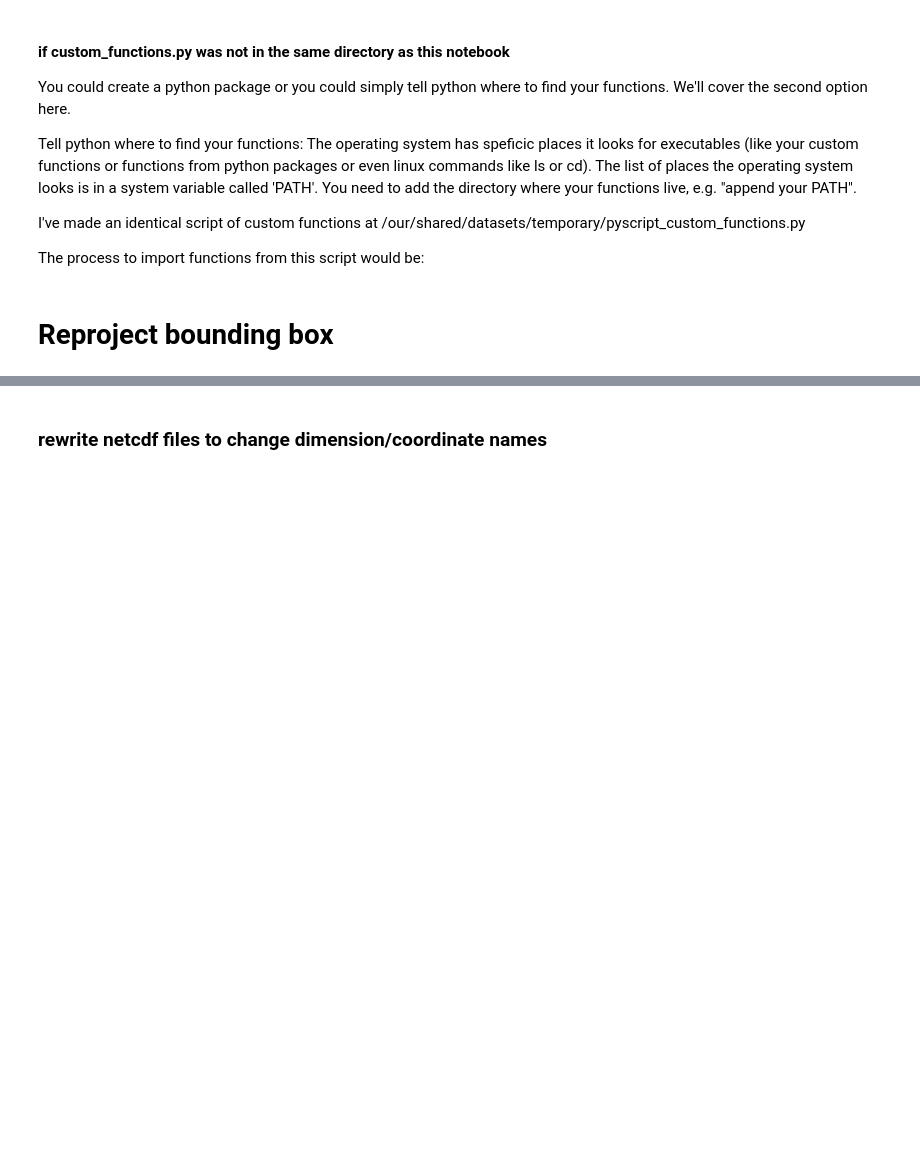
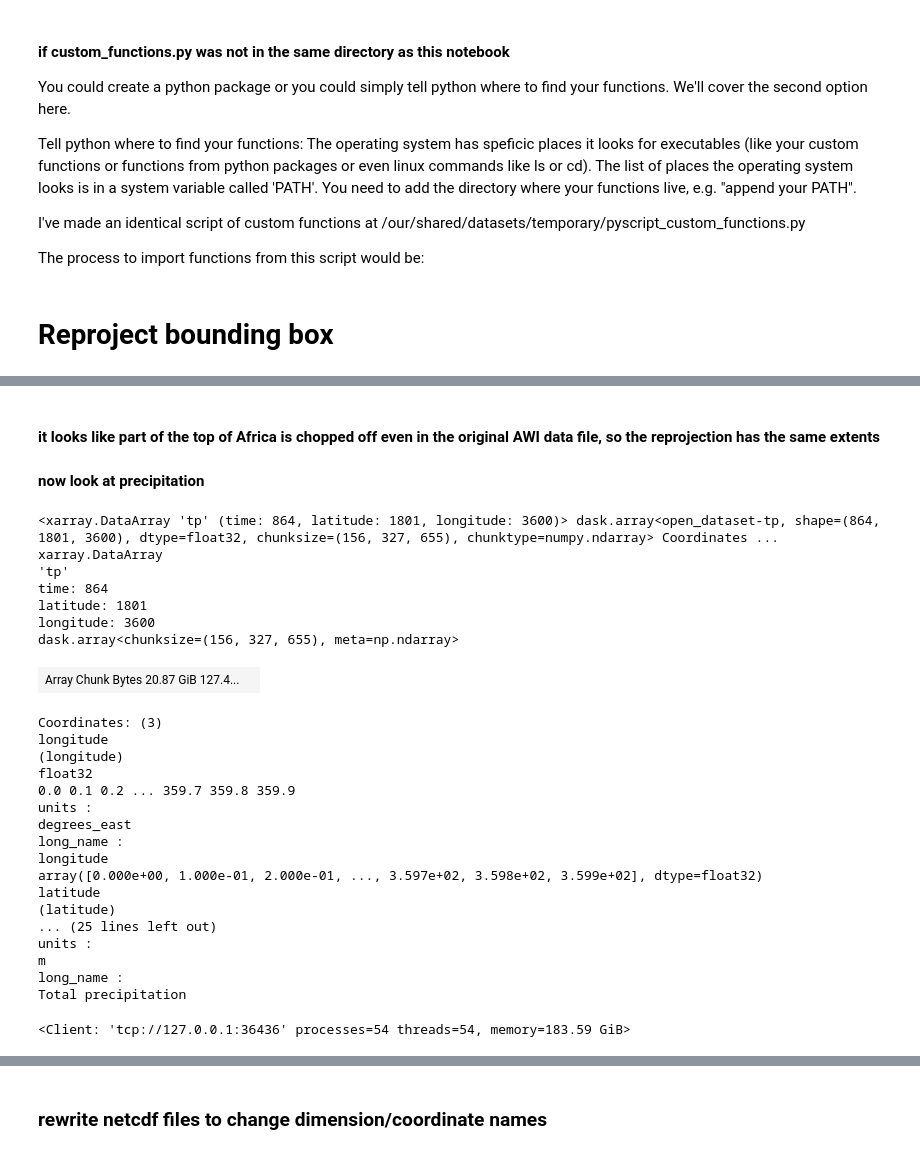
Before and after one commit to kerriegeil/MSU_example_compute, a Jupyter notebook: HPC_Orion/python/notebooks/other_things.ipynb, the cells around one changed output, grey strips where cells are left out. Drawn from its saved outputs; the diff is of its cells as text; code cells hidden in the pictures; blank space fills up the shorter version.

```diff
--- a/HPC_Orion/python/notebooks/other_things.ipynb
+++ b/HPC_Orion/python/notebooks/other_things.ipynb
@@ -158,0 +143,45 @@ Below is how you could accomplish using climate-indices tools from python with s
+# %% [markdown]
+#### it looks like part of the top of Africa is chopped off even in the original AWI data file, so the reprojection has the same extents
+
+#### now look at precipitation
+# %%
+# let it auto chunk
+pre_world = xr.open_dataarray(path_to_pre, decode_coords = "all", chunks='auto')#{'time':-1,'latitude':-1,'longitude':60})
+pre_world
+# %% [output]
+<xarray.DataArray 'tp' (time: 864, latitude: 1801, longitude: 3600)> dask.array<open_dataset-tp, shape=(864, 1801, 3600), dtype=float32, chunksize=(156, 327, 655), chunktype=numpy.ndarray> Coordinates ...
+xarray.DataArray
+'tp'
+time: 864
+latitude: 1801
+longitude: 3600
+dask.array<chunksize=(156, 327, 655), meta=np.ndarray>
+| Array Chunk Bytes 20.87 GiB 127.4... |  |
+Coordinates: (3)
+longitude
+(longitude)
+float32
+0.0 0.1 0.2 ... 359.7 359.8 359.9
+units :
+degrees_east
+long_name :
+longitude
+array([0.000e+00, 1.000e-01, 2.000e-01, ..., 3.597e+02, 3.598e+02, 3.599e+02], dtype=float32)
+latitude
+(latitude)
+... (25 lines left out)
+units :
+m
+long_name :
+Total precipitation
+# %%
+# start a LocalCluster
+from dask.distributed import Client,LocalCluster
+
+nworkers=54  # I'm choosing a number that divides evenly into the number of auto chunks (216)
+cluster=LocalCluster(n_workers=nworkers,threads_per_worker=1) # a cluster where each thread is a separate process or "worker"
+client=Client(cluster)  # connect to your compute cluster
+client.wait_for_workers(n_workers=nworkers,timeout=10) # wait up to 10s for the cluster to be fully ready, error if not ready in 10s
+client # print info
+# %% [output]
+<Client: 'tcp://127.0.0.1:36436' processes=54 threads=54, memory=183.59 GiB>
```
Also changed, not shown: parts of 21 cells of this notebook.
